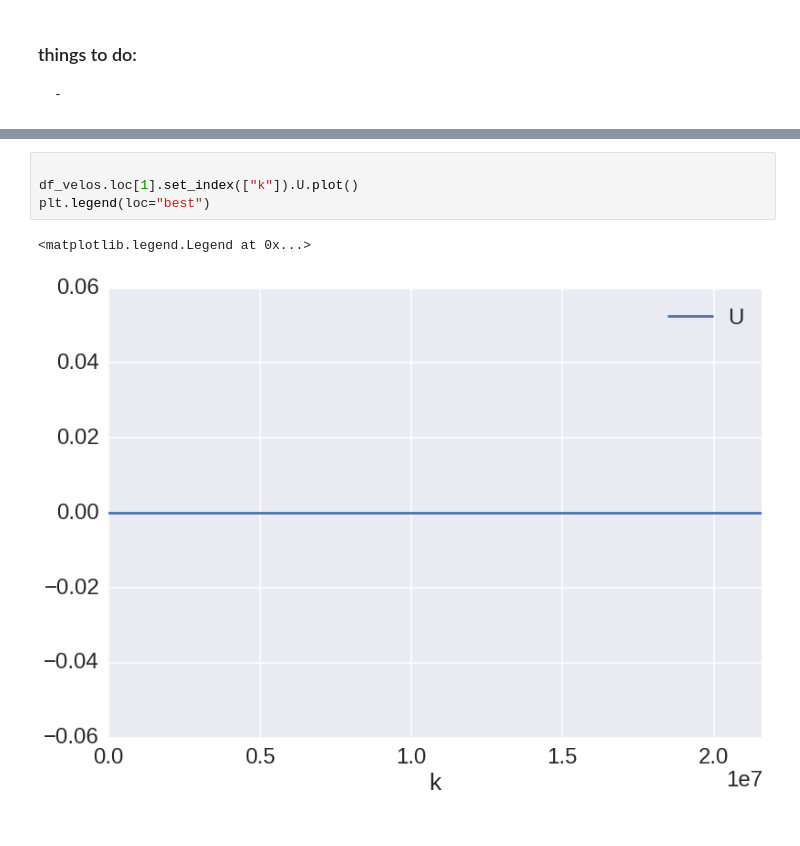
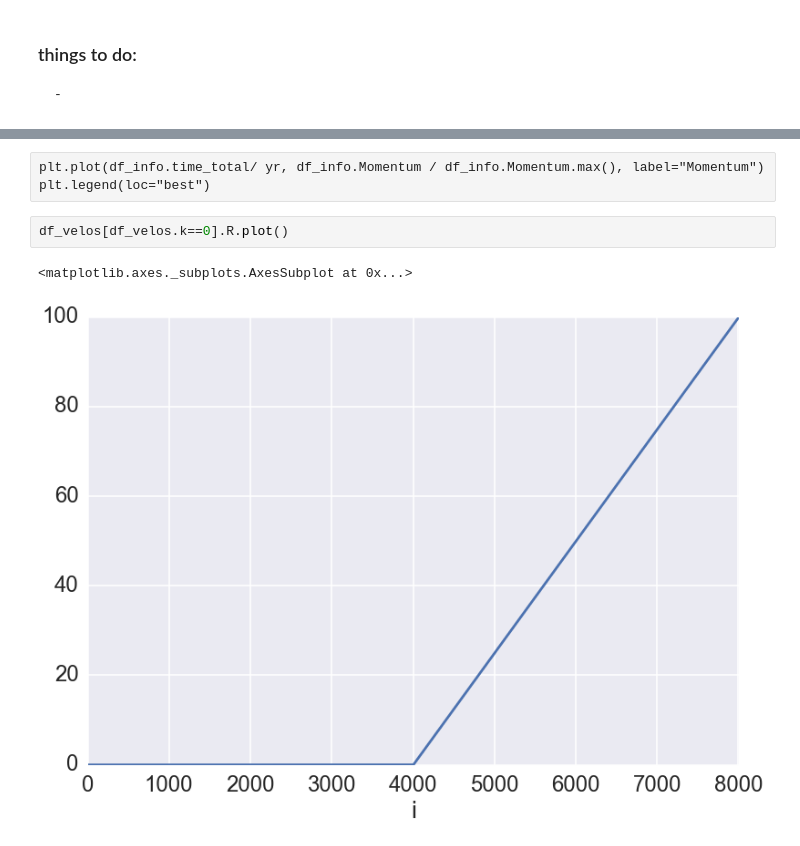
Before and after one commit to egentry/clustered_SNe, a Jupyter notebook: prototyping.ipynb, the cells around one changed output, grey strips where cells are left out. Saved outputs shown, nothing was run; the diff lists cells and outputs as text.

```diff
--- a/prototyping.ipynb
+++ b/prototyping.ipynb
@@ -216,7 +235,8 @@ plt.legend(loc="best")
-# %%
-
-df_velos.loc[1].set_index(["k"]).U.plot()
-plt.legend(loc="best")
-# %% [output]
-<matplotlib.legend.Legend at 0x...>
-[figure, removed]
+# %% [raw]
+plt.plot(df_info.time_total/ yr, df_info.Momentum / df_info.Momentum.max(), label="Momentum")
+plt.legend(loc="best")
+# %%
+df_velos[df_velos.k==0].R.plot()
+# %% [output]
+<matplotlib.axes._subplots.AxesSubplot at 0x...>
+[figure, added]
```
Also changed, not shown: parts of 7 cells of this notebook, 12 other files.
